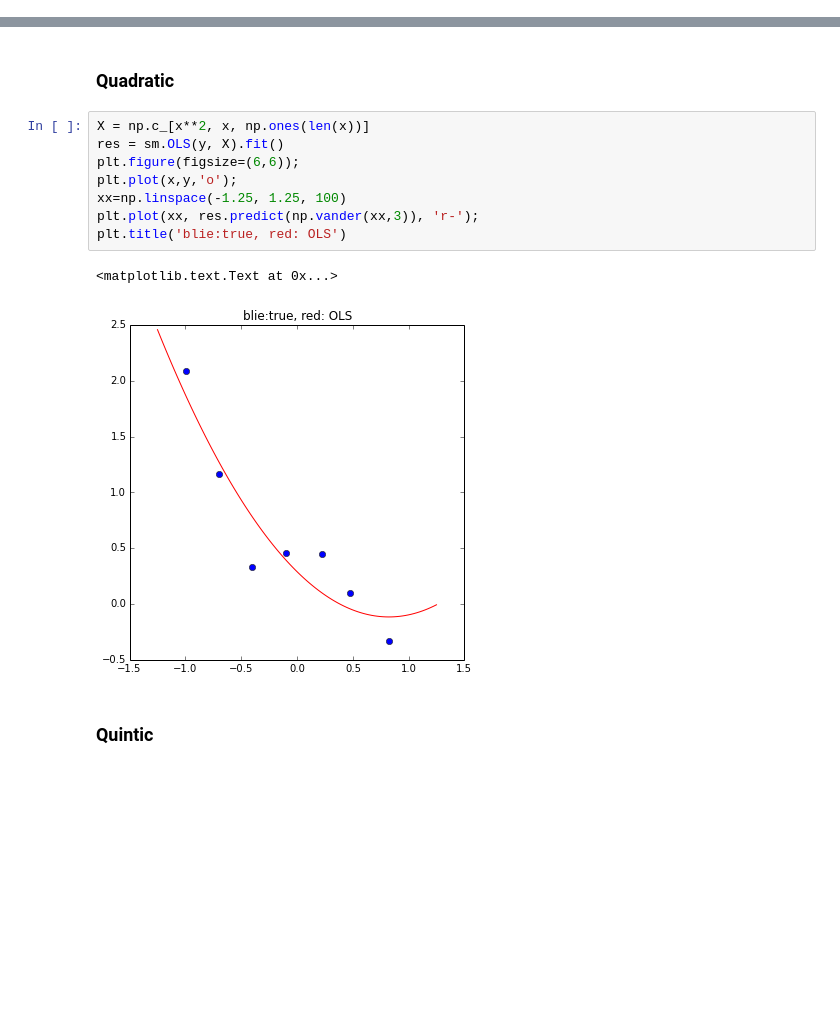
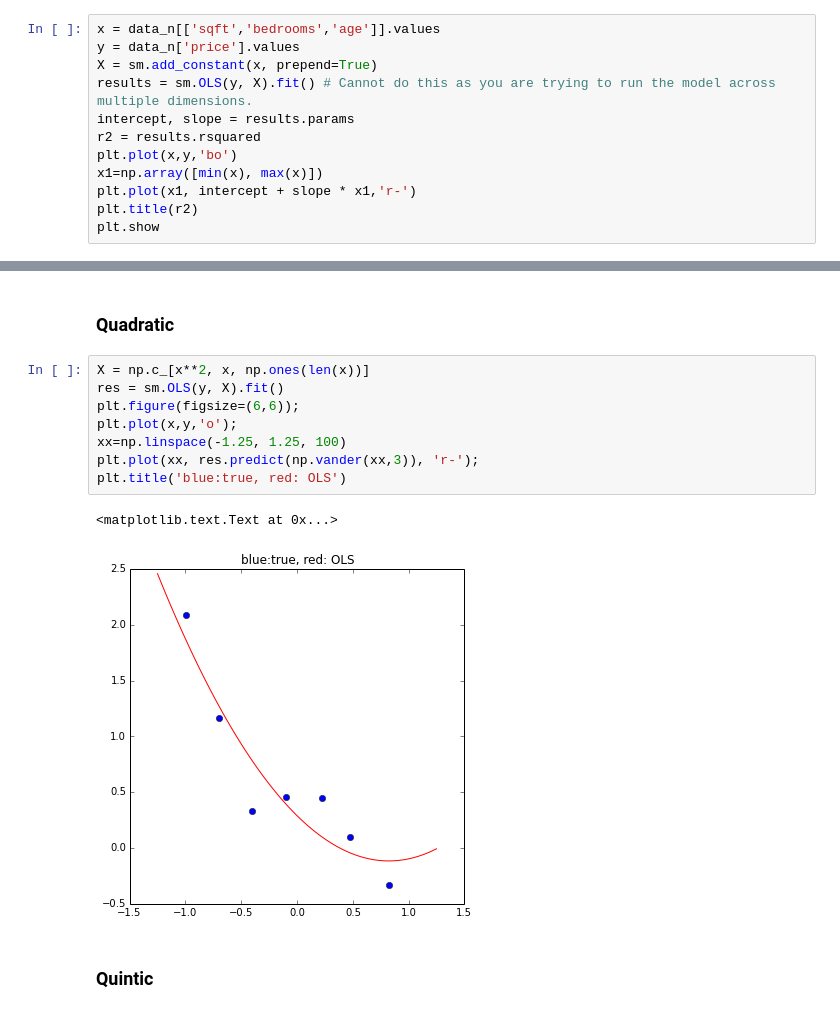
Before and after one commit to saryamane/DAT_SF_5, a Jupyter notebook: iPython notebooks/DAT5-lab05_self_practise.ipynb, the cells around one changed output, grey strips where cells are left out. Saved outputs shown, nothing was run; the diff lists cells and outputs as text; blank space fills up the shorter version.

```diff
--- a/iPython notebooks/DAT5-lab05_self_practise.ipynb
+++ b/iPython notebooks/DAT5-lab05_self_practise.ipynb
@@ -226,3 +230,15 @@ OLS Regression Results
 | Prob(Omnibus): | 0.147 | Jarque-Bera (JB): | 2.771 |
 | Skew: | 0.552 | Prob(JB): | 0.250 |
 | Kurtosis: | 3.444 | Cond. No. | 28.9 |
+# %%
+x = data_n[['sqft','bedrooms','age']].values
+y = data_n['price'].values
+X = sm.add_constant(x, prepend=True)
+results = sm.OLS(y, X).fit() # Cannot do this as you are trying to run the model across multiple dimensions.
+intercept, slope = results.params
+r2 = results.rsquared
+plt.plot(x,y,'bo')
+x1=np.array([min(x), max(x)])
+plt.plot(x1, intercept + slope * x1,'r-')
+plt.title(r2)
+plt.show
@@ -394,14 +414,14 @@ ValueError: matrices are not aligned
 # %%
 X = np.c_[x**2, x, np.ones(len(x))]
 res = sm.OLS(y, X).fit()
 plt.figure(figsize=(6,6));
 plt.plot(x,y,'o');
 xx=np.linspace(-1.25, 1.25, 100)
 plt.plot(xx, res.predict(np.vander(xx,3)), 'r-');
-plt.title('blie:true, red: OLS')
+plt.title('blue:true, red: OLS')
 # %% [output]
 <matplotlib.text.Text at 0x...>
-[figure, old version]
+[figure, new version]
 # %% [markdown]
 ### Quintic
 # %%
```
Also changed, not shown: parts of 8 cells of this notebook, 10 other files.
